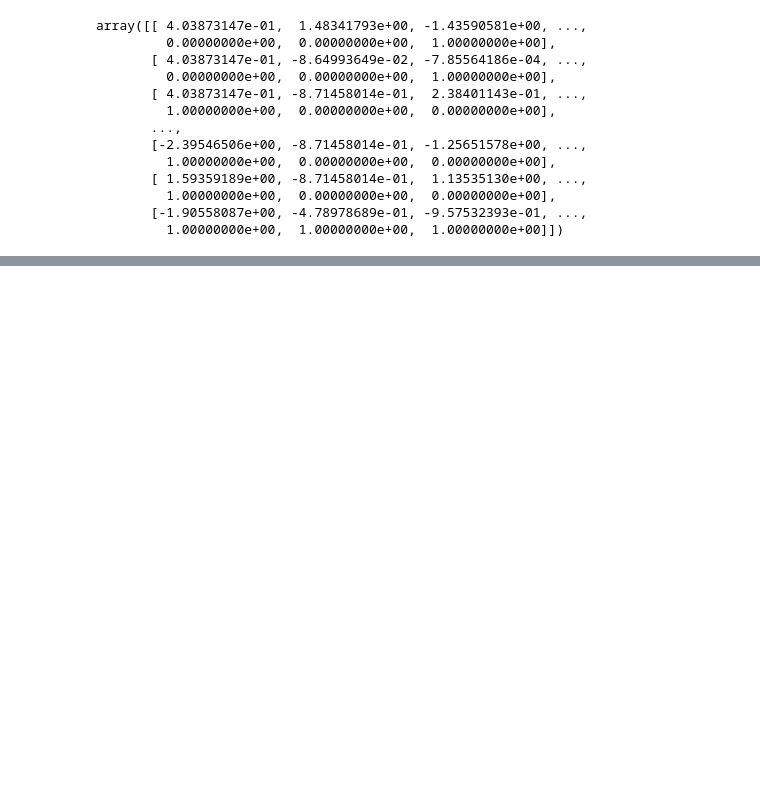
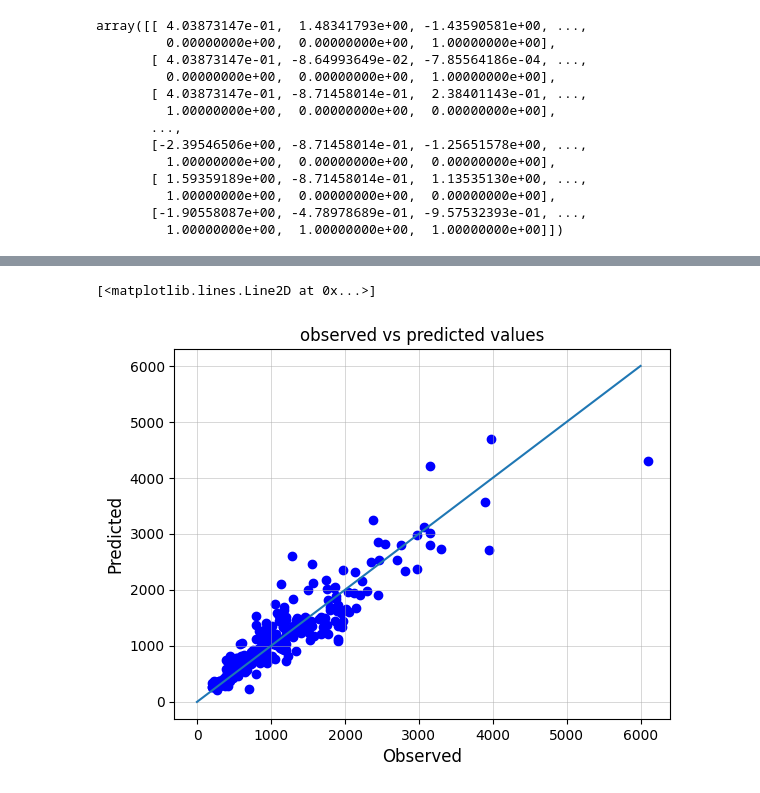
Before and after one commit to PreciousGemstone/CSSI-97-Project-insert_team_name-, a Jupyter notebook: Project_NN.ipynb, the cells around one changed output, grey strips where cells are left out. Saved outputs shown, nothing was run; the diff lists cells and outputs as text; code cells hidden in the pictures; blank space fills up the shorter version.

```diff
--- a/Project_NN.ipynb
+++ b/Project_NN.ipynb
@@ -182,2 +198,15 @@ plt.show()
+# %%
+x = np.linspace(-5, 6000, 1000)
+y=x
+plt.scatter(price_scaler.inverse_transform(y_test.reshape(-1,1)), price_scaler.inverse_transform(y_pred.reshape(-1,1)) , color='blue', marker='o', label='Data')
+plt.title("observed vs predicted values", fontsize=12)
+plt.xlabel("Observed", fontsize=12)
+plt.ylabel("Predicted", fontsize=12)
+
+plt.grid(True, linewidth=0.7, alpha=0.5)
+plt.plot(x,y)
+# %% [output]
+[<matplotlib.lines.Line2D at 0x...>]
+[figure, added]
 # %%
 print(sklearn.__version__)
```
Also changed, not shown: parts of 4 cells of this notebook.
